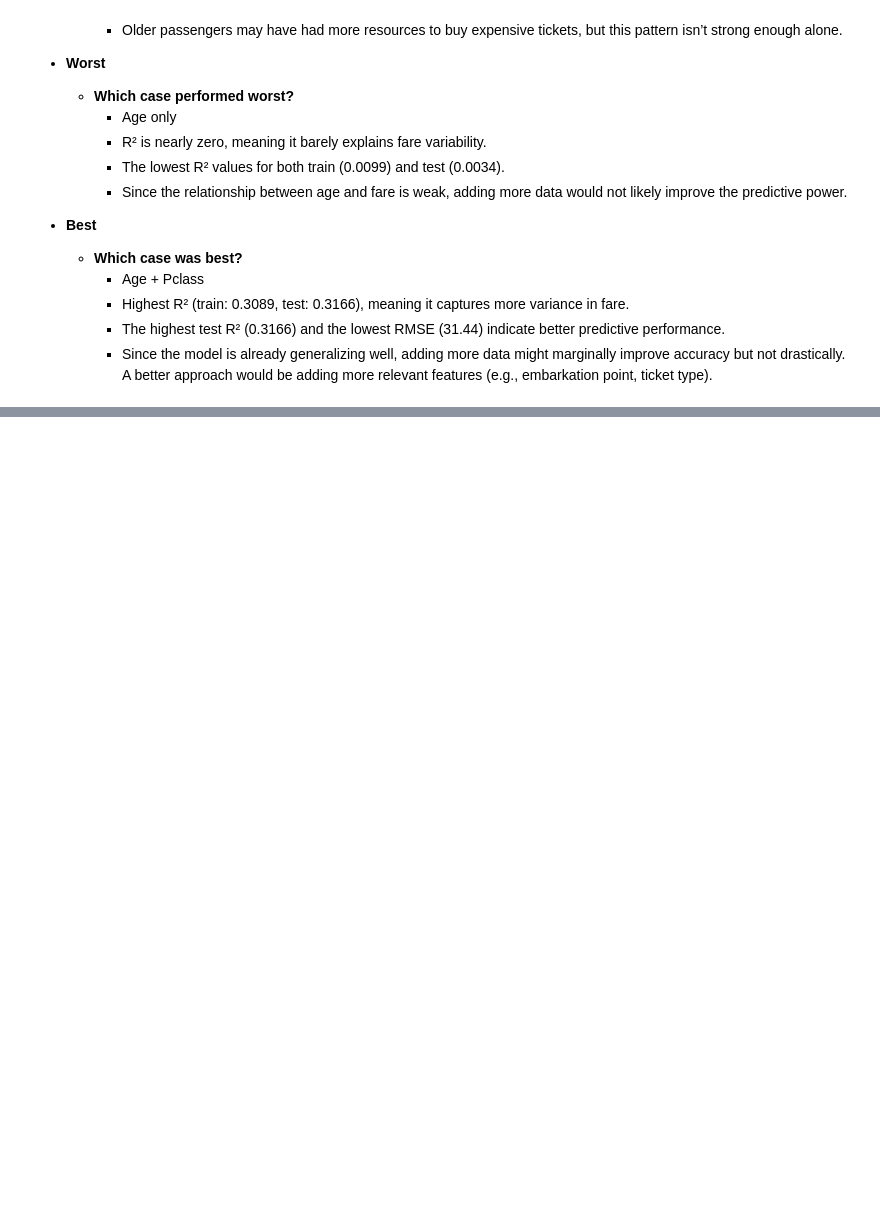
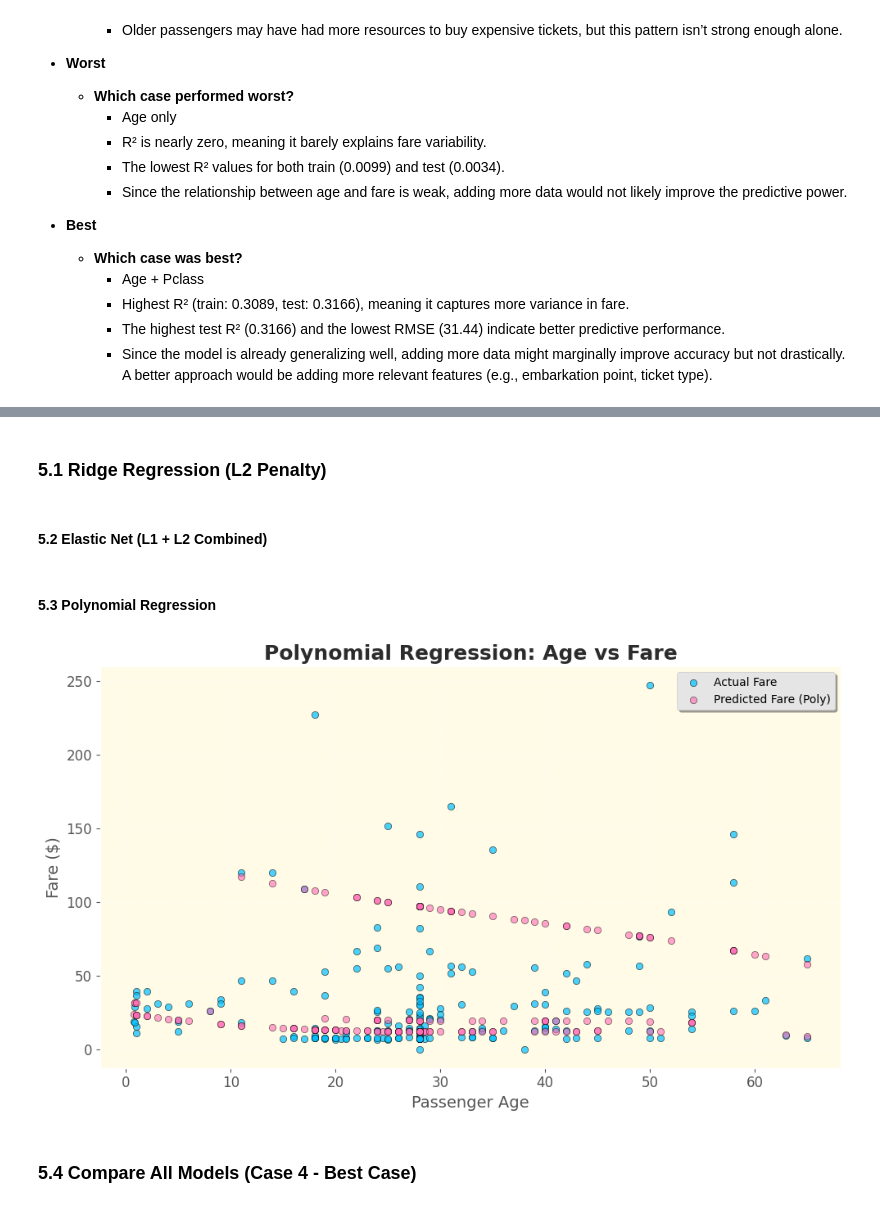
Before and after one commit to ericmeyer1/applied-ml-eric, a Jupyter notebook: lab04/ml04_eric.ipynb, the cells around one changed output, grey strips where cells are left out. Saved outputs shown, nothing was run; the diff lists cells and outputs as text; code cells hidden in the pictures; blank space fills up the shorter version.

```diff
--- a/lab04/ml04_eric.ipynb
+++ b/lab04/ml04_eric.ipynb
@@ -517,0 +238,2 @@ weighted avg       0.65      0.65      0.65       179
+# %% [markdown]
+### 5.1 Ridge Regression (L2 Penalty)
@@ -517,0 +244,2 @@ weighted avg       0.65      0.65      0.65       179
+# %% [markdown]
+#### 5.2 Elastic Net (L1 + L2 Combined)
@@ -517,0 +250,35 @@ weighted avg       0.65      0.65      0.65       179
+# %% [markdown]
+#### 5.3 Polynomial Regression
+# %%
+# Use a valid Matplotlib style
+plt.style.use('ggplot')  # Clean, vintage-inspired style
+
+# Create the plot
+fig, ax = plt.subplots(figsize=(10, 6))
+
+# Scatter actual vs predicted
+ax.scatter(X1_test, y1_test, color='#00BFFF', edgecolor='black', alpha=0.7, label='Actual Fare')
+ax.scatter(X1_test, y_pred_poly, color='#FF69B4', edgecolor='black', alpha=0.6, label='Predicted Fare (Poly)')
+
+# Add titles and labels
+ax.set_title("Polynomial Regression: Age vs Fare", fontsize=18, fontweight='bold', color='#2c2c2c')
+ax.set_xlabel("Passenger Age", fontsize=14)
+ax.set_ylabel("Fare ($)", fontsize=14)
+ax.legend(frameon=True, fancybox=True, shadow=True, loc='upper right')
+
+# Background tweaks
+ax.set_facecolor('#fffbe6')  # Pale yellow background
+
+# Grid style
+ax.grid(True, linestyle='--', linewidth=0.6, alpha=0.8)
+
+# Tick styling
+ax.tick_params(axis='both', labelsize=12)
+
+# Clean layout
+plt.tight_layout()
+plt.show()
+# %% [output]
+[figure, added]
+# %% [markdown]
+### 5.4 Compare All Models (Case 4 - Best Case)
```
Also changed, not shown: parts of 37 cells of this notebook.
